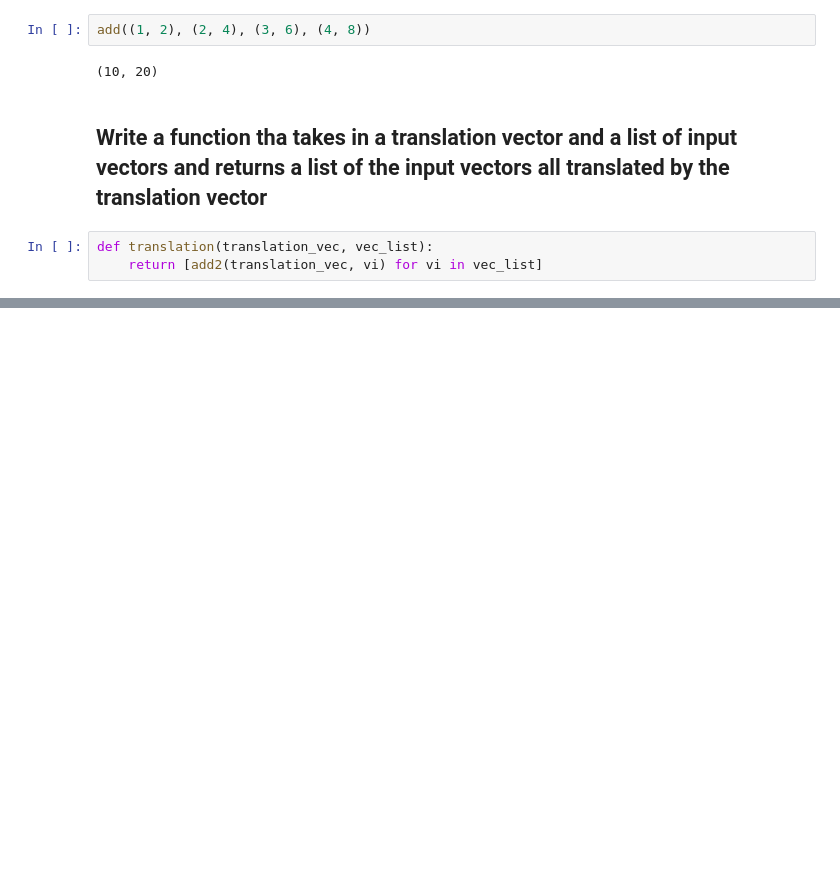
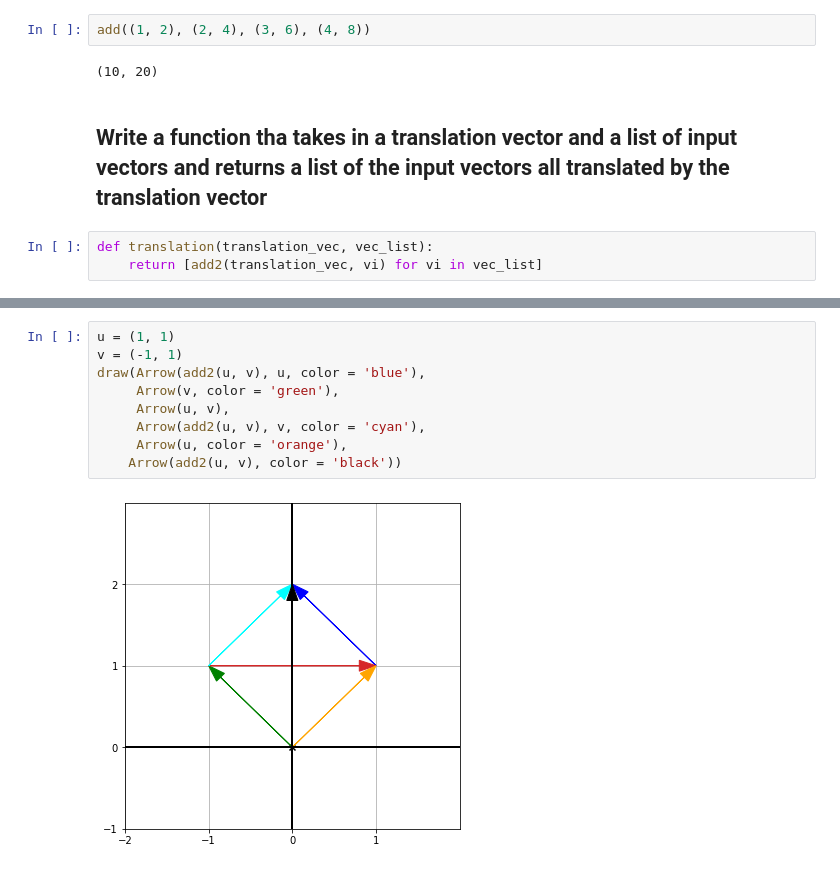
Before and after one commit to sergiovasquez122/Mathematics-for-programmers, a Jupyter notebook: Chapter_2_vectors.ipynb, the cells around one changed output, grey strips where cells are left out. Saved outputs shown, nothing was run; the diff lists cells and outputs as text; blank space fills up the shorter version.

```diff
--- a/Chapter_2_vectors.ipynb
+++ b/Chapter_2_vectors.ipynb
@@ -118,0 +121,11 @@ def translation(translation_vec, vec_list):
+# %%
+u = (1, 1)
+v = (-1, 1)
+draw(Arrow(add2(u, v), u, color = 'blue'),
+     Arrow(v, color = 'green'),
+     Arrow(u, v),
+     Arrow(add2(u, v), v, color = 'cyan'),
+     Arrow(u, color = 'orange'),
+    Arrow(add2(u, v), color = 'black'))
+# %% [output]
+[figure, added]
```
Also changed, not shown: parts of 1 cell of this notebook.
